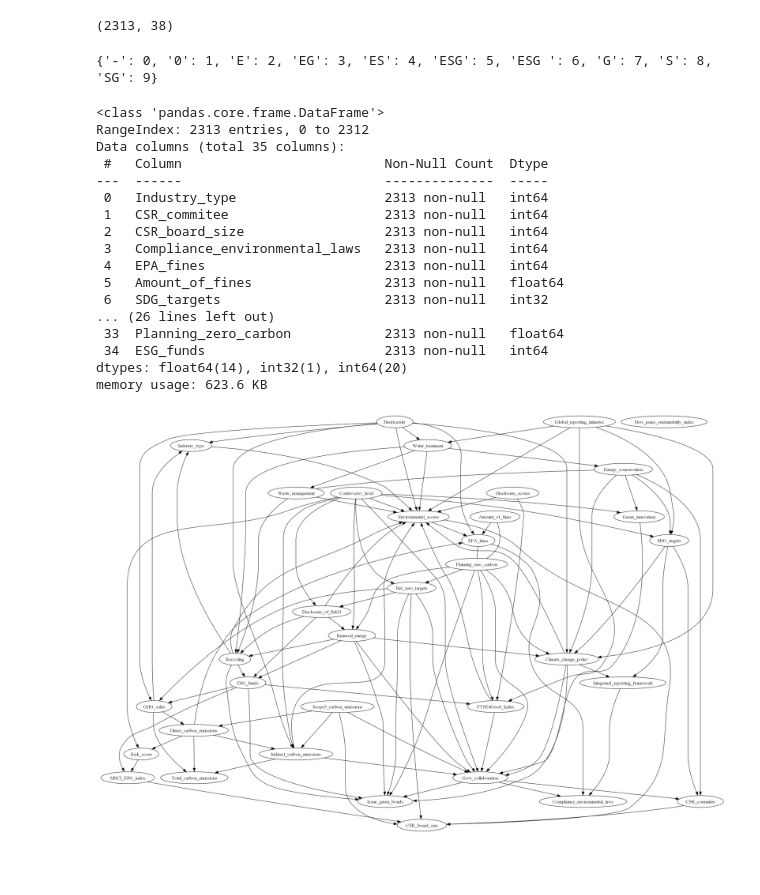
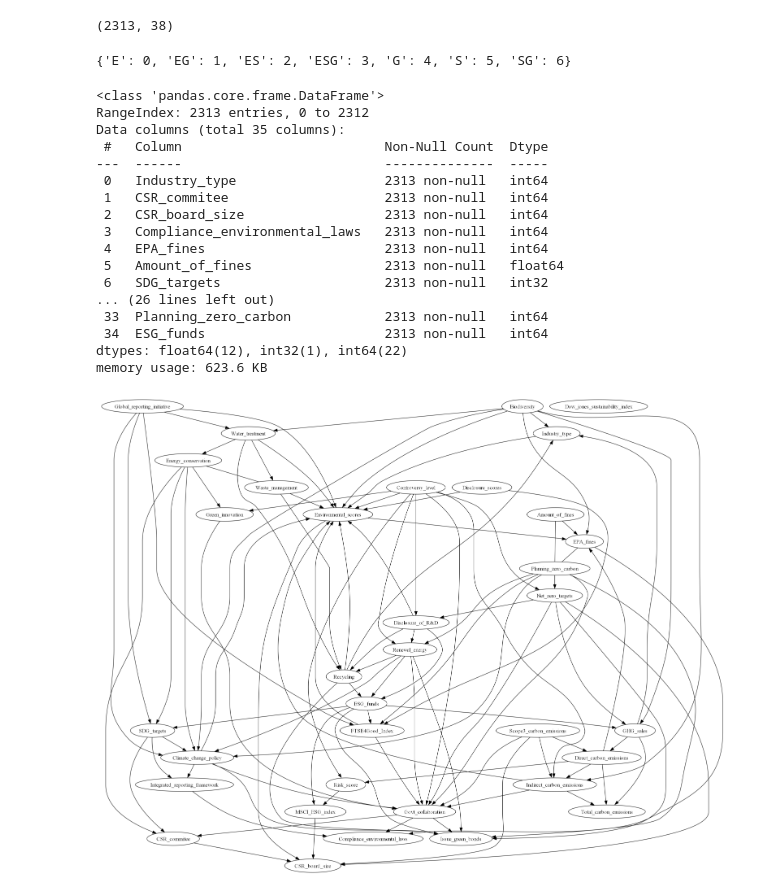
Before and after one commit to Showherda/FYP, a Jupyter notebook: script.ipynb, the cells around one changed output. Cells and saved outputs as stored; diff of their text form; code cells hidden in the pictures; blank space fills up the shorter version.

```diff
--- a/script.ipynb
+++ b/script.ipynb
@@ -127,28 +129,37 @@ print(df.shape)
 # %% [output]
 (2313, 38)
 # %%
-# handling categorical variables
+# fix data types
 df['Total_carbon_emissions'] = df['Total_carbon_emissions'].astype('float64')
 df['Direct_carbon_emissions'] = df['Direct_carbon_emissions'].astype('float64')
 df['Indirect_carbon_emissions'] = df['Indirect_carbon_emissions'].astype('float64')
+df['Planning_zero_carbon'] = df['Planning_zero_carbon'].astype('int64')
+df['Govt_collaboration'] = df['Govt_collaboration'].astype('int64')
+df['GHG_sales'] = df['GHG_sales'].astype('float64')
 
+# impute missing values with the mean value of the column of the same company
 for index, row in df.iterrows():
     if df['GHG_sales'].iloc[index] == 'No':
         df.at[index, 'GHG_sales'] = df[df['Company_name'] == row['Company_name']]['GHG_sales'].mean()
-df['GHG_sales'] = df['GHG_sales'].astype('float64')
 
+# remove trailing space from SGD_targets column
+df['SDG_targets'] = df['SDG_targets'].str.strip()
+
+# impute '-' and '0' values with the mode value of the column of the same company
+for index, row in df.iterrows():
+    if df['SDG_targets'].iloc[index] in ['-', 0, '0']:
+        df.at[index, 'SDG_targets'] = df[df['Company_name'] == row['Company_name']]['SDG_targets'].mode().values[0]
+
+# encode the SDG_targets column
 le = LabelEncoder()
 df['SDG_targets'] = le.fit_transform(df['SDG_targets'])
 le_name_mapping = dict(zip(le.classes_, le.transform(le.classes_)))
 print(le_name_mapping)
-for index, row in df.iterrows():
-    if df['SDG_targets'].iloc[index] < 2:
-        df.at[index, 'SDG_targets'] = df[df['Company_name'] == row['Company_name']]['SDG_targets'].mode().values[0]
 
 # drop the company name, year, and sec code columns
 df = df.drop(['Company_name', 'SEC_code', 'Year'], axis=1)
 # %% [output]
-{'-': 0, '0': 1, 'E': 2, 'EG': 3, 'ES': 4, 'ESG': 5, 'ESG ': 6, 'G': 7, 'S': 8, 'SG': 9}
+{'E': 0, 'EG': 1, 'ES': 2, 'ESG': 3, 'G': 4, 'S': 5, 'SG': 6}
 # %%
 df.info()
 # %% [output]
@@ -165,7 +176,7 @@ Data columns (total 35 columns):
  5   Amount_of_fines                 2313 non-null   float64
  6   SDG_targets                     2313 non-null   int32
 ... (26 lines left out)
- 33  Planning_zero_carbon            2313 non-null   float64
+ 33  Planning_zero_carbon            2313 non-null   int64
  34  ESG_funds                       2313 non-null   int64
-dtypes: float64(14), int32(1), int64(20)
+dtypes: float64(12), int32(1), int64(22)
 memory usage: 623.6 KB
@@ -178,8 +186,8 @@ cg = pc(df.values, node_names=df.columns)
 # %%
 # visualization using pydot
 cg.draw_pydot_graph()
 
 pyd = GraphUtils.to_pydot(cg.G)
-pyd.write_png('simple_test.png')
+pyd.write_png('PC_Causality.png')
 # %% [output]
-[figure, old version]
+[figure, new version]
```
Also changed, not shown: parts of 21 cells of this notebook, 5 other files.
